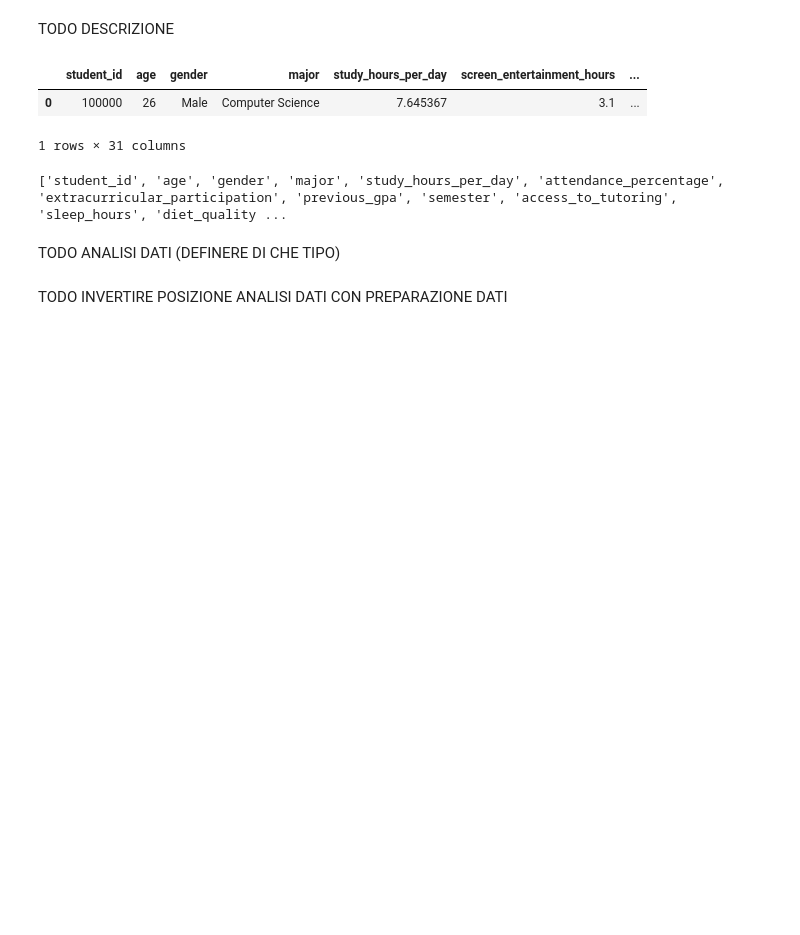
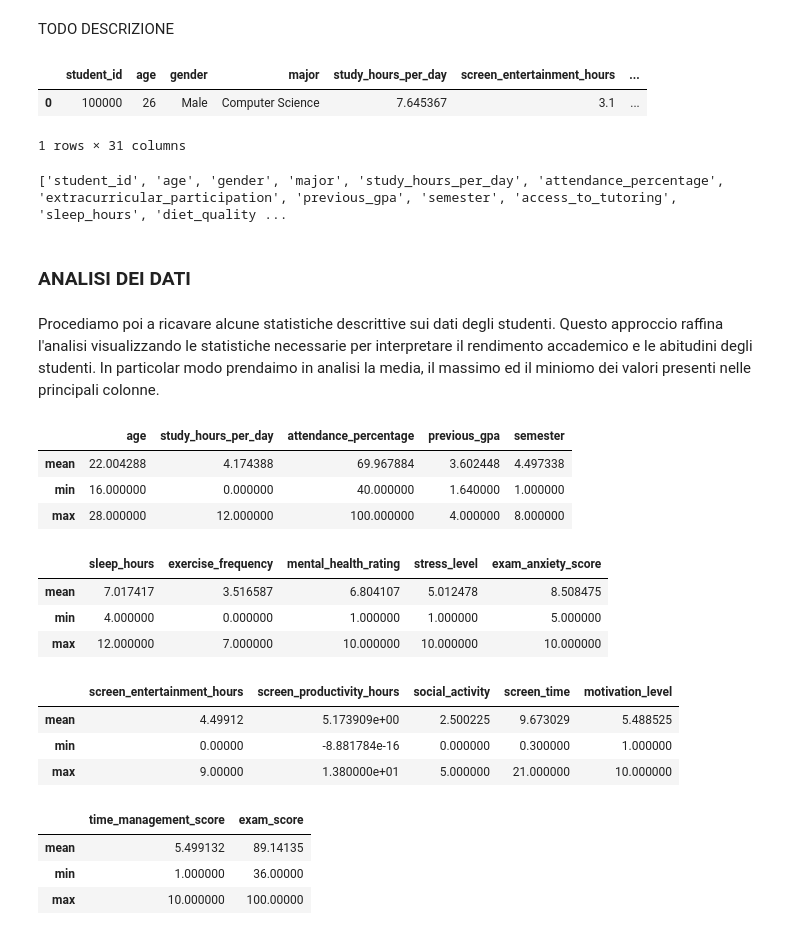
Before and after one commit to FrancescoPazz/Students-Habits-and-Academic-Perfomance, a Jupyter notebook: student_habits_and_academic_performance.ipynb, the cells around one changed output. Drawn from its saved outputs; the diff is of its cells as text; code cells hidden in the pictures; blank space fills up the shorter version.

```diff
--- a/student_habits_and_academic_performance.ipynb
+++ b/student_habits_and_academic_performance.ipynb
@@ -217,6 +223,36 @@ print(students.columns.tolist())
 # %% [output]
 ['student_id', 'age', 'gender', 'major', 'study_hours_per_day', 'attendance_percentage', 'extracurricular_participation', 'previous_gpa', 'semester', 'access_to_tutoring', 'sleep_hours', 'diet_quality ...
 # %% [markdown]
-TODO ANALISI DATI (DEFINERE DI CHE TIPO)
+### ANALISI DEI DATI
 # %% [markdown]
-TODO INVERTIRE POSIZIONE ANALISI DATI CON PREPARAZIONE DATI
+Procediamo poi a ricavare alcune statistiche descrittive sui dati degli studenti. Questo approccio raffina l'analisi visualizzando le statistiche necessarie per interpretare il rendimento accademico e le abitudini degli studenti. In particolar modo prendaimo in analisi la media, il massimo ed il miniomo dei valori presenti nelle principali colonne.
+# %%
+studentDescribed = students.describe()
+
+rows_to_drop = ['count', 'std', '25%', '50%', '75%']
+filtered_studentDescribed = studentDescribed.drop(index=rows_to_drop)
+
+filtered_studentDescribed = filtered_studentDescribed.drop(columns=["student_id"])
+
+segment_size = 5
+
+for start in range(0, len(filtered_studentDescribed.columns), segment_size):
+    stop = start + segment_size
+    display(filtered_studentDescribed.iloc[:, start:stop])
+# %% [output]
+|  | age | study_hours_per_day | attendance_percentage | previous_gpa | semester |
+| mean | 22.004288 | 4.174388 | 69.967884 | 3.602448 | 4.497338 |
+| min | 16.000000 | 0.000000 | 40.000000 | 1.640000 | 1.000000 |
+| max | 28.000000 | 12.000000 | 100.000000 | 4.000000 | 8.000000 |
+|  | sleep_hours | exercise_frequency | mental_health_rating | stress_level | exam_anxiety_score |
+| mean | 7.017417 | 3.516587 | 6.804107 | 5.012478 | 8.508475 |
+| min | 4.000000 | 0.000000 | 1.000000 | 1.000000 | 5.000000 |
+| max | 12.000000 | 7.000000 | 10.000000 | 10.000000 | 10.000000 |
+|  | screen_entertainment_hours | screen_productivity_hours | social_activity | screen_time | motivation_level |
+| mean | 4.49912 | 5.173909e+00 | 2.500225 | 9.673029 | 5.488525 |
+| min | 0.00000 | -8.881784e-16 | 0.000000 | 0.300000 | 1.000000 |
+| max | 9.00000 | 1.380000e+01 | 5.000000 | 21.000000 | 10.000000 |
+|  | time_management_score | exam_score |
+| mean | 5.499132 | 89.14135 |
+| min | 1.000000 | 36.00000 |
+| max | 10.000000 | 100.00000 |
```
Also changed, not shown: parts of 5 cells of this notebook.
